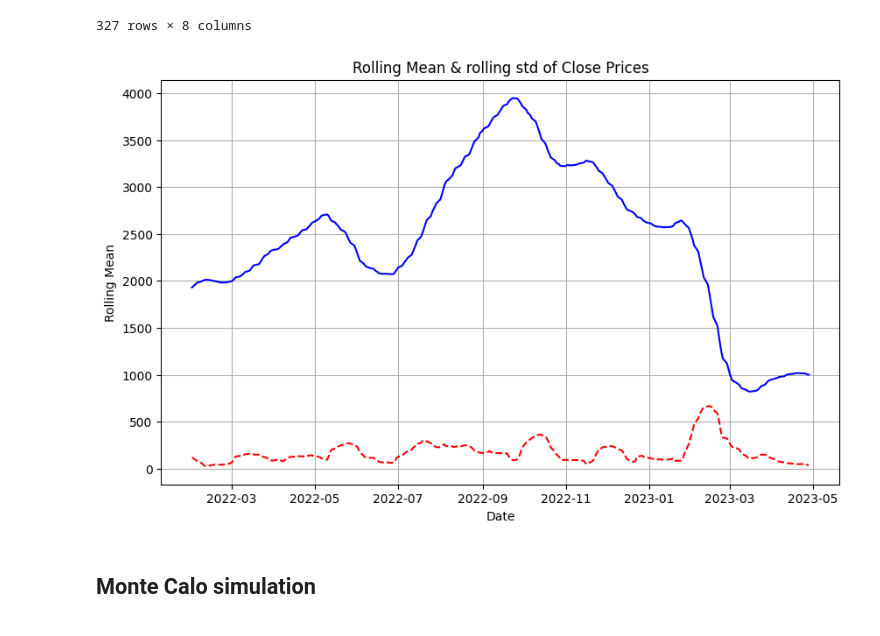
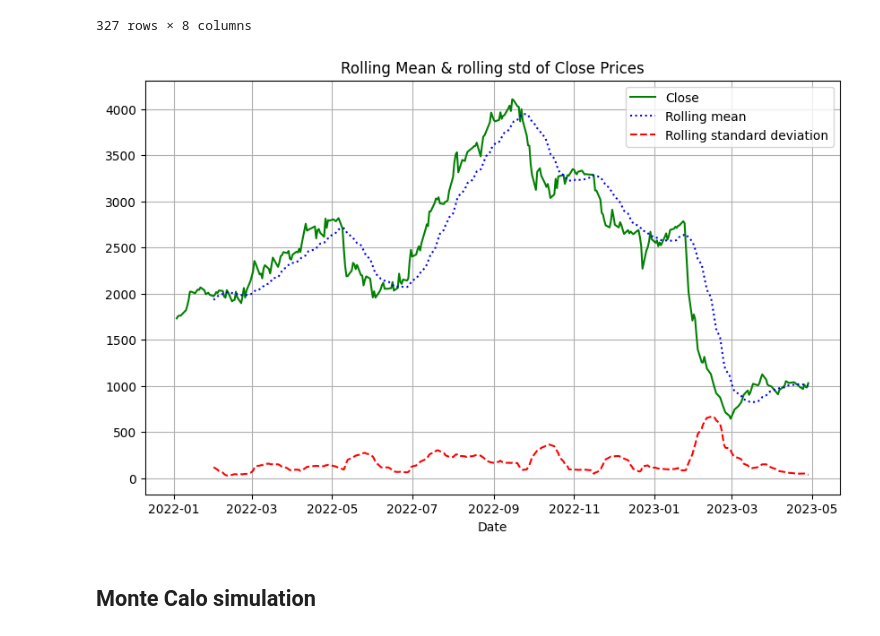
Before and after one commit to arunp77/Machine-Learning, a Jupyter notebook: Projects-ML/Monte-carlo-simulation.ipynb, the cells around one changed output. Drawn from its saved outputs; the diff is of its cells as text; code cells hidden in the pictures.

```diff
--- a/Projects-ML/Monte-carlo-simulation.ipynb
+++ b/Projects-ML/Monte-carlo-simulation.ipynb
@@ -794,15 +794,17 @@ adani_df3
 # %%
 # Plot the rolling mean
 plt.figure(figsize=(10, 6))
-plt.plot(adani_df3.index, adani_df3['rolling_mean'], color='blue')
-plt.plot(adani_df3.index, adani_df3['rolling_std'], color='red', linestyle='--')
+plt.plot(adani_df3.index, adani_df3['Close'], label = 'Close', color = 'green')
+plt.plot(adani_df3.index, adani_df3['rolling_mean'], label = 'Rolling mean', color='blue', linestyle=':')
+plt.plot(adani_df3.index, adani_df3['rolling_std'], label = 'Rolling standard deviation', color='red', linestyle='--')
 plt.title('Rolling Mean & rolling std of Close Prices')
 plt.xlabel('Date')
-plt.ylabel('Rolling Mean')
+plt.ylabel('Price')
 plt.grid(True)
+plt.legend()
 plt.show()
 # %% [output]
-[figure, old version]
+[figure, new version]
 # %% [markdown]
 ## Monte Calo simulation
 # %%
```
